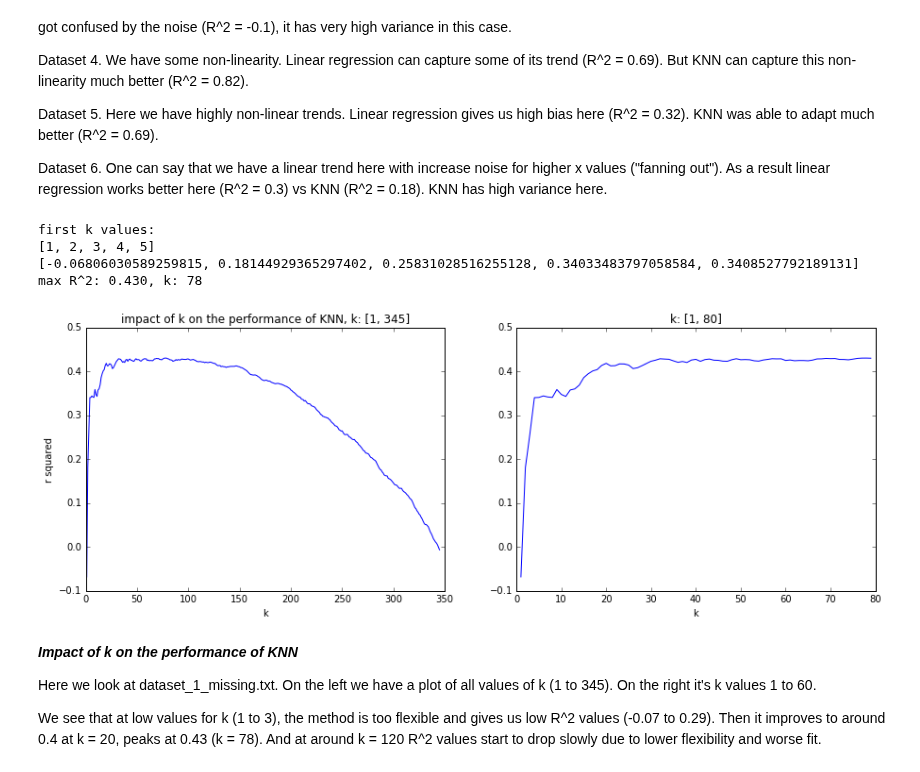
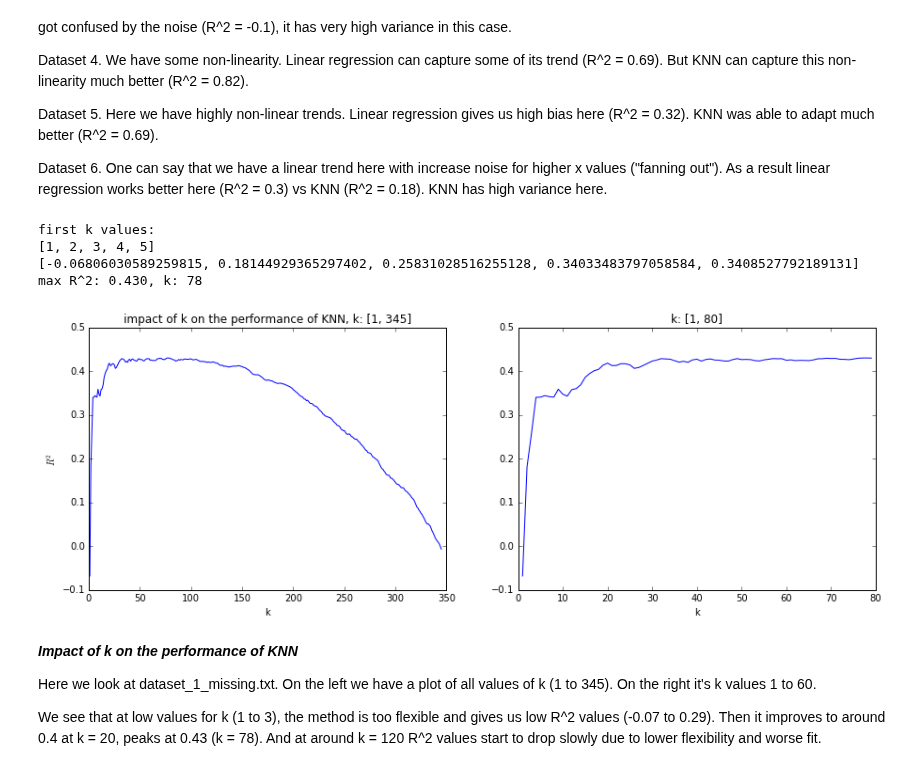
Before and after one commit to colbyZ/test1, a Jupyter notebook: hw/hw2/Zambalayev_Timur_CSCI_E_109a_HW2.ipynb, the cells around one changed output. Saved outputs shown, nothing was run; the diff lists cells and outputs as text; code cells hidden in the pictures.

```diff
--- a/hw/hw2/Zambalayev_Timur_CSCI_E_109a_HW2.ipynb
+++ b/hw/hw2/Zambalayev_Timur_CSCI_E_109a_HW2.ipynb
@@ -358,11 +362,10 @@ We'll split the data set into two parts: without missing values and with. We'll
 def fill(regressor, dataset_data):
     missing_df, full_df, no_y_ind, with_y_ind = dataset_data
     # preparing data in array form
-    x_train = missing_df.loc[with_y_ind, 'x'].values
-    x_train = x_train.reshape((len(with_y_ind), 1))
-    y_train = missing_df.loc[with_y_ind, 'y'].values
-    x_test = missing_df.loc[no_y_ind, 'x'].values.reshape((len(no_y_ind), 1))
-    y_test = full_df.loc[no_y_ind, 'y'].values
+    x_train = missing_df.loc[with_y_ind, 'x'].reshape(-1, 1)
+    y_train = missing_df.loc[with_y_ind, 'y']
+    x_test = missing_df.loc[no_y_ind, 'x'].reshape(-1, 1)
+    y_test = full_df.loc[no_y_ind, 'y']
 
     # fit model
     regressor.fit(x_train, y_train)
@@ -483,35 +485,35 @@ def impact_of_k_on_knn():
 
     print 'first k values:'
     print k_list[:5]
     print r_sq_list[:5]
 
     max_r = max(r_sq_list)
     max_k = r_sq_list.index(max_r) + 1
     print 'max R^2: %.3f, k: %d' % (max_r, max_k)
 
     fig, (ax1, ax2) = plt.subplots(1, 2, figsize=(15, 5))
 
     ax1.plot(k_list, r_sq_list)
     ax1.set_xlabel('k')
-    ax1.set_ylabel('r squared')
+    ax1.set_ylabel('$R^2$')
     ax1.set_title('impact of k on the performance of KNN, k: [1, 345]')
 
     ax2_k_start = 0
     ax2_k_limit = 79
     ax2.plot(k_list[ax2_k_start:ax2_k_limit], r_sq_list[ax2_k_start:ax2_k_limit])
     ax2.set_xlabel('k')
     ax2.set_title('k: [%d, %d]' % (ax2_k_start + 1, ax2_k_limit + 1))
 
     plt.show()
 
 
 impact_of_k_on_knn()
 # %% [output]
 first k values:
 [1, 2, 3, 4, 5]
 [-0.06806030589259815, 0.18144929365297402, 0.25831028516255128, 0.34033483797058584, 0.3408527792189131]
 max R^2: 0.430, k: 78
-[figure, old version]
+[figure, new version]
 # %% [markdown]
 ***Impact of k on the performance of KNN***
 
```
Also changed, not shown: parts of 8 cells of this notebook, 1 other file.
